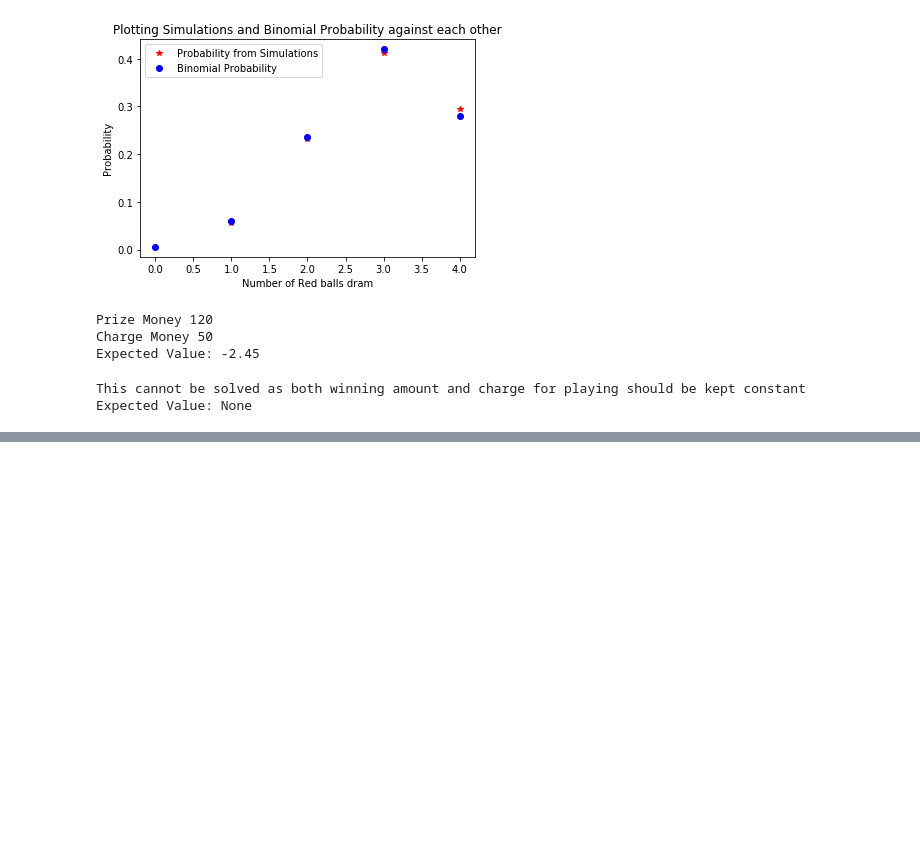
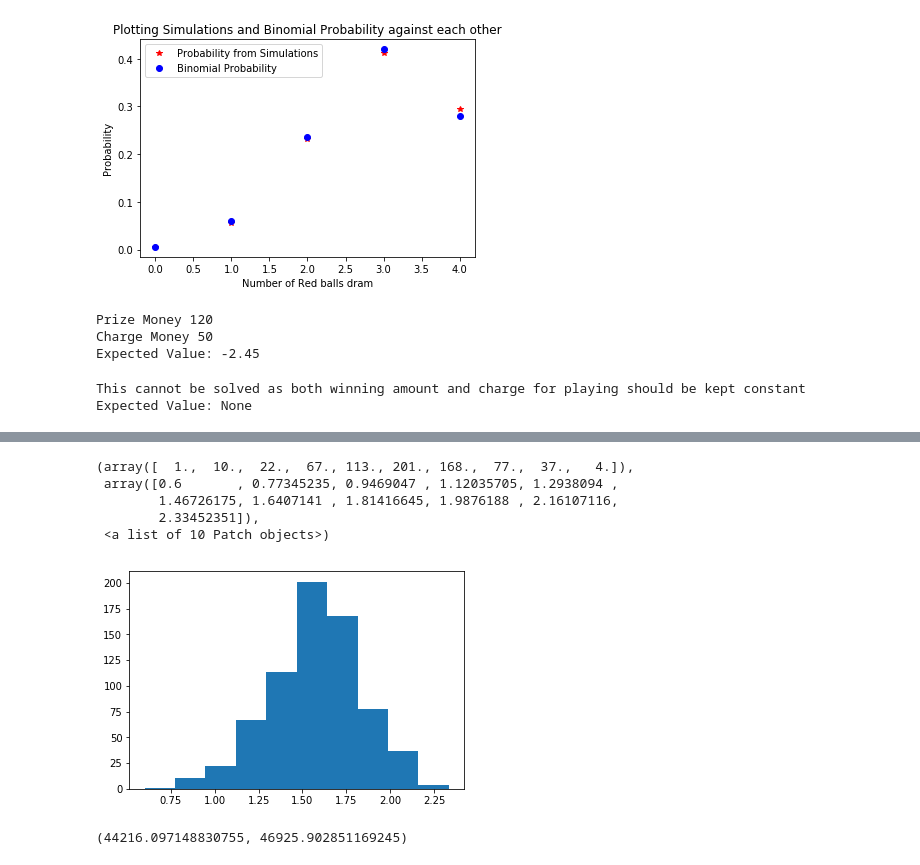
Before and after one commit to abhijitjaiswal/Statistics, a Jupyter notebook: Binomial Distribution Experiment.ipynb, the cells around one changed output, grey strips where cells are left out. Cells and saved outputs as stored; diff of their text form; code cells hidden in the pictures; blank space fills up the shorter version.

```diff
--- a/Binomial Distribution Experiment.ipynb
+++ b/Binomial Distribution Experiment.ipynb
@@ -145,0 +220,55 @@ Expected Value: None
+# %%
+#Plot of Standard deviation
+plt.hist(sd)
+# %% [output]
+(array([  1.,  10.,  22.,  67., 113., 201., 168.,  77.,  37.,   4.]),
+ array([0.6       , 0.77345235, 0.9469047 , 1.12035705, 1.2938094 ,
+        1.46726175, 1.6407141 , 1.81416645, 1.9876188 , 2.16107116,
+        2.33452351]),
+ <a list of 10 Patch objects>)
+[figure, added]
+# %%
+#Getting range of values depending upon confidence interval
+
+i = pd.read_csv("Inferential Statistics - Powai Flats Rent.csv")
+
+mn = np.mean(i["Monthly Rent"])
+
+mx = list(i["Monthly Rent"])
+
+import math
+import scipy.stats as st
+
+def get_sd(l):
+    # Expects the list of values
+    # Returns standard deviation for the list of values
+    mn = np.mean(l)
+    temp = 0
+    for j in l:
+        temp = temp + (j-mn)*(j-mn)
+    #print(temp)
+    return math.sqrt(temp/len(l))
+
+def get_moe(sd, l, prob):
+    #Expects standard deviation, list of values and probability for which we need to find margin of error
+    #return margin of error
+    tp = 1 - prob
+    p1 = 1 - tp/2
+    p2 = tp/2
+    pfinal = (st.norm.ppf(p1) - st.norm.ppf(p2))/2
+    #print(pfinal)
+    #print(p2)
+    return (pfinal * sd)/math.sqrt(len(l))
+
+def get_critical_values(l, prob):
+    #Expectds list of values and probability
+    # Returns critical value for the probability specified
+    t1 = np.mean(l) - get_moe(get_sd(l), l, prob)
+    t2 = np.mean(l) + get_moe(get_sd(l), l, prob)
+    return (t1, t2)
+
+get_sd(list(i["Monthly Rent"]))
+
+get_critical_values(i["Monthly Rent"], 0.99)
+# %% [output]
+(44216.097148830755, 46925.902851169245)
```
Also changed, not shown: parts of 7 cells of this notebook, 1 other file.
